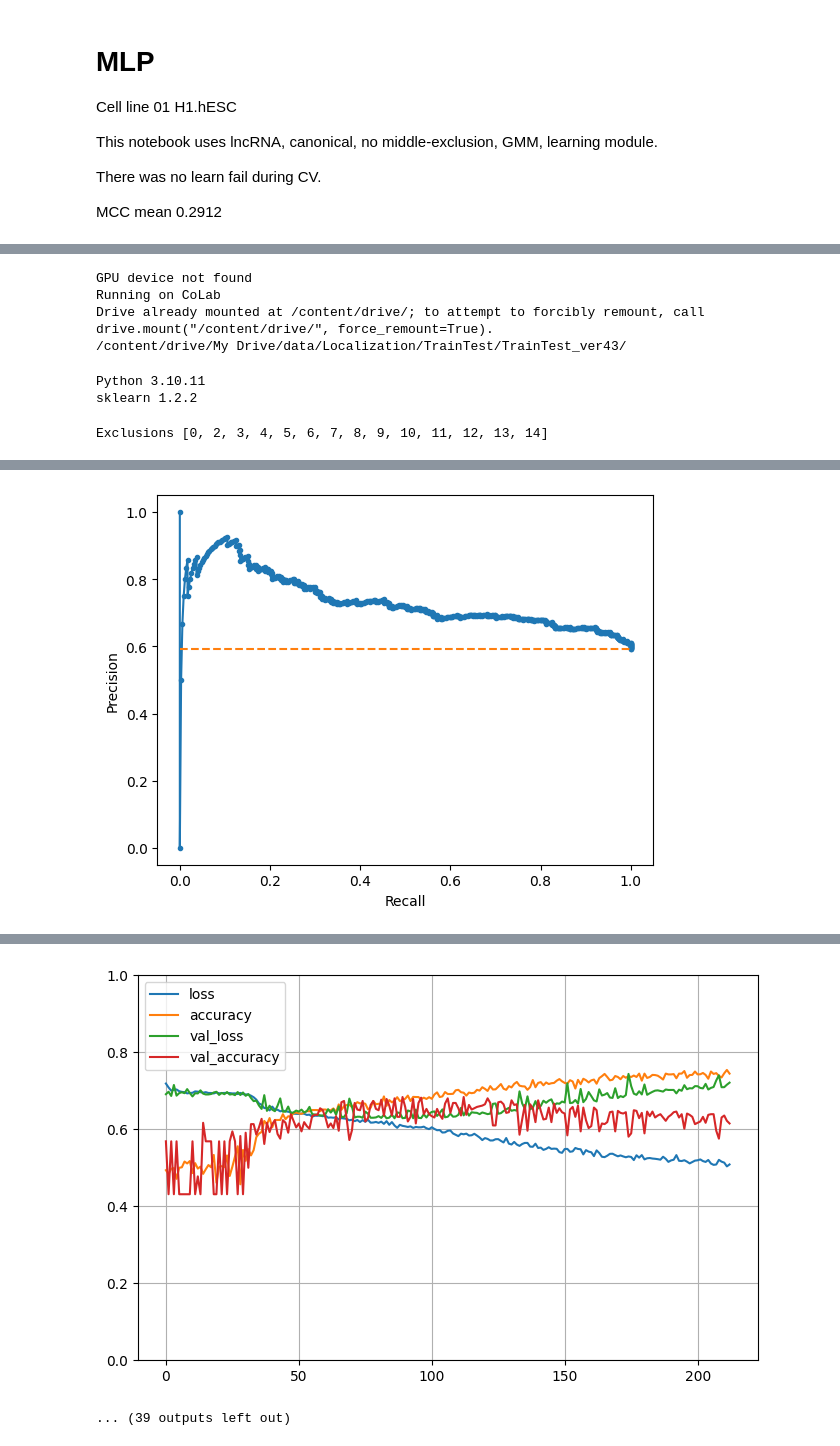
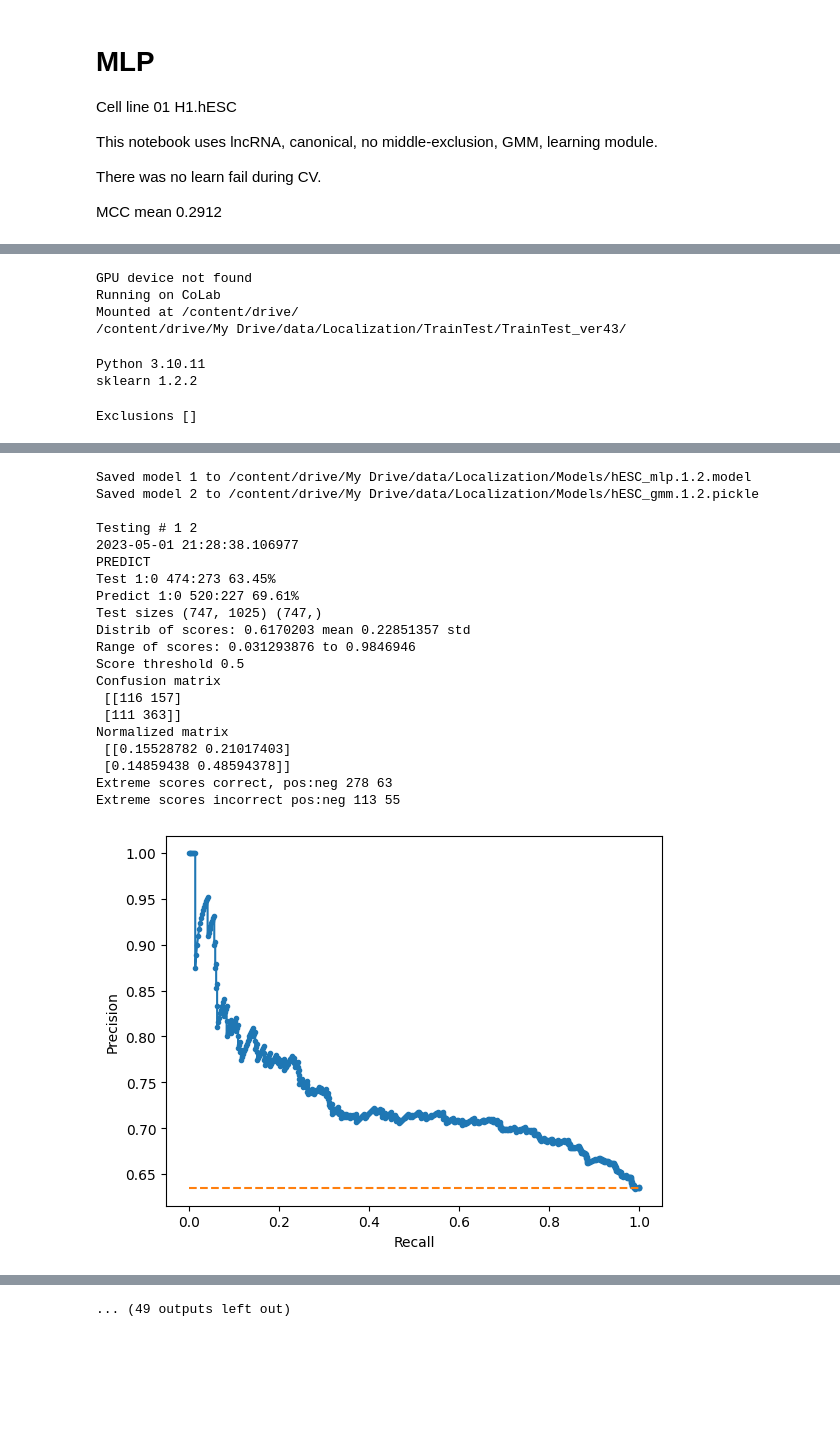
Before and after one commit to JasonRafeMiller/Link, a Jupyter notebook: CellLine_01.ipynb, the cells around one changed output, grey strips where cells are left out. Saved outputs shown, nothing was run; the diff lists cells and outputs as text; code cells hidden in the pictures; blank space fills up the shorter version.

```diff
--- a/CellLine_01.ipynb
+++ b/CellLine_01.ipynb
@@ -41,14 +41,14 @@ except:
     DATA_DIR="/"
     MODEL_DIR="/"
 print(DATA_DIR)
-SAVE_MODEL_FILENAME = None # 'MLP'
-SAVE_DESCRIM_FILENAME = None # 'GMM'
-LOAD_MODEL_FILENAME = None # 'MLP.0.0..model'
-LOAD_DESCRIM_FILENAME = None # 'GMM.0.0.pickle'
+SAVE_MODEL_FILENAME = 'hESC_mlp'
+SAVE_DESCRIM_FILENAME = 'hESC_gmm'
+LOAD_MODEL_FILENAME = None # 'hESC_mlp.0.0..model'
+LOAD_DESCRIM_FILENAME = None # 'hESC_gmm.0.0.pickle'
 # %% [output]
 GPU device not found
 Running on CoLab
-Drive already mounted at /content/drive/; to attempt to forcibly remount, call drive.mount("/content/drive/", force_remount=True).
+Mounted at /content/drive/
 /content/drive/My Drive/data/Localization/TrainTest/TrainTest_ver43/
 # %%
 from platform import python_version
@@ -99,10 +99,31 @@ def get_ordered_list():
       'SK.N.DZ','SK.N.SH','GM12878','K562','IMR.90']
     return ordered_list
 all_cell_lines = get_ordered_list()
-EXCLUSIONS = [x for x in range(15) if x!=1]
+EXCLUSIONS = []  # exclude nothing; input file has only 1 value not 15 per line
 print('Exclusions',EXCLUSIONS)
 # %% [output]
-Exclusions [0, 2, 3, 4, 5, 6, 7, 8, 9, 10, 11, 12, 13, 14]
+Exclusions []
+# %%
+from tensorflow import keras
+from keras import models
+import pickle
+
+def save_model(model, discriminator, filename1, filename2):
+    filepath = MODEL_DIR + filename1
+    model.save(filepath)
+    print('Saved model 1 to',filepath)
+    filepath = MODEL_DIR + filename2
+    pickle.dump(discriminator, open(filepath, 'wb'))
+    print('Saved model 2 to',filepath)
+
+def load_model(filename1, filename2):
+    filepath = MODEL_DIR + filename1
+    model = keras.models.load_model(filepath)
+    print('Loaded model 1 from',filepath)
+    filepath = MODEL_DIR + filename2
+    discriminator = pickle.load(open(filepath, 'rb'))
+    print('Loaded model 2 from',filepath)
+    return model, discriminator
 # %%
 print(datetime.now())
 
@@ -153,7 +174,7 @@ for repeat in range(REPEATS):
         cvdo.set_threshold_mechanism(RCI_THRESHOLD_MECHANISM)
         if SEQ_FILE_TEST is None:
             # Train on 80% and evaluate on 20%.
-            separator = Separator()
+            separator = Separator('h1')  # use files like h1.1.1.validation_genes.txt
             separator.set_middle(FILTER_TEST,FILTER_TAILS_TEST,FILTER_MIDDLE_TEST,\
                                  FILTER_TRAIN,FILTER_TAILS_TRAIN,FILTER_MIDDLE_TRAIN,\
                                  MIDDLE_LOW,MIDDLE_HIGH)
@@ -168,7 +189,8 @@ for repeat in range(REPEATS):
             if SAVE_MODEL_FILENAME is not None:
                 filename1 = f"{SAVE_MODEL_FILENAME}.{show_r}.{show_f}.model"
                 filename2 = f"{SAVE_DESCRIM_FILENAME}.{show_r}.{show_f}.pickle"
-                cvdo.save_model(filename1,filename2)
+                model,discrim = cvdo.get_models()
+                save_model(model,discrim,filename1,filename2)
         else:
             # Train on the entire train set (no cross-validation).
             # Evaluate with the test files.
@@ -176,12 +198,15 @@ for repeat in range(REPEATS):
             train_allseq = allseq
             train_gene_to_rci = gene_to_rci
             BREAK = True
-            filename1 = LOAD_MODEL_FILENAME
-            filename2 = LOAD_DESCRIM_FILENAME
-            cvdo.load_model(filename1,filename2)
-            #cvdo.train_new_model(
-            #    train_allids,train_allseq,train_gene_to_rci,
-            #    None,None,None)
+            if LOAD_MODEL_FILENAME is not None:
+                filename1 = LOAD_MODEL_FILENAME
+                filename2 = LOAD_DESCRIM_FILENAME
+                model, descrim = load_model(filename1, filename2)
+                cvdo.set_models(model, descrim)
+            else:
+                cvdo.train_new_model(
+                    train_allids,train_allseq,train_gene_to_rci,
+                    None,None,None)
 
         print()
         print("Testing #",show_r,show_f)
@@ -289 +302,21 @@ Extreme scores incorrect pos:neg 72 27
+Saved model 1 to /content/drive/My Drive/data/Localization/Models/hESC_mlp.1.2.model
+Saved model 2 to /content/drive/My Drive/data/Localization/Models/hESC_gmm.1.2.pickle
+
+Testing # 1 2
+2023-05-01 21:28:38.106977
+PREDICT
+Test 1:0 474:273 63.45%
+Predict 1:0 520:227 69.61%
+Test sizes (747, 1025) (747,)
+Distrib of scores: 0.6170203 mean 0.22851357 std
+Range of scores: 0.031293876 to 0.9846946
+Score threshold 0.5
+Confusion matrix
+ [[116 157]
+ [111 363]]
+Normalized matrix
+ [[0.15528782 0.21017403]
+ [0.14859438 0.48594378]]
+Extreme scores correct, pos:neg 278 63
+Extreme scores incorrect pos:neg 113 55
-[figure, old version]
+[figure, new version]
@@ -308,5 +324,4 @@ FIT
-[figure, removed]
-... (39 outputs left out)
+... (49 outputs left out)
 # %%
 def STD (values):
     # ddof=1 reduces bias when extrapolating from sample to population
```
Also changed, not shown: parts of 4 cells of this notebook, 3 other files.
